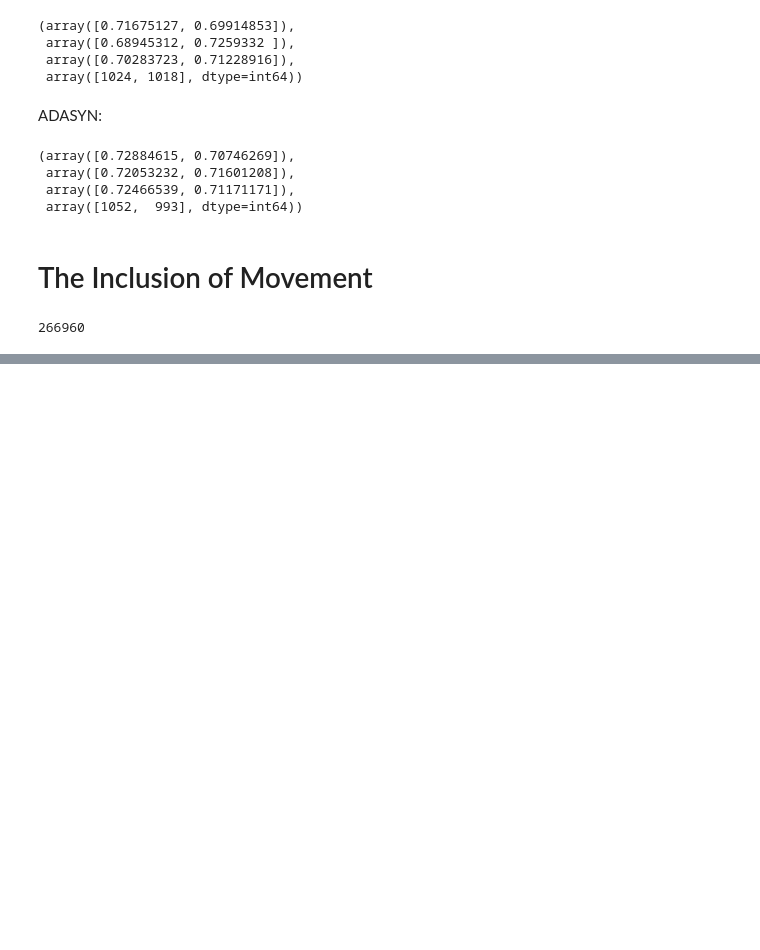
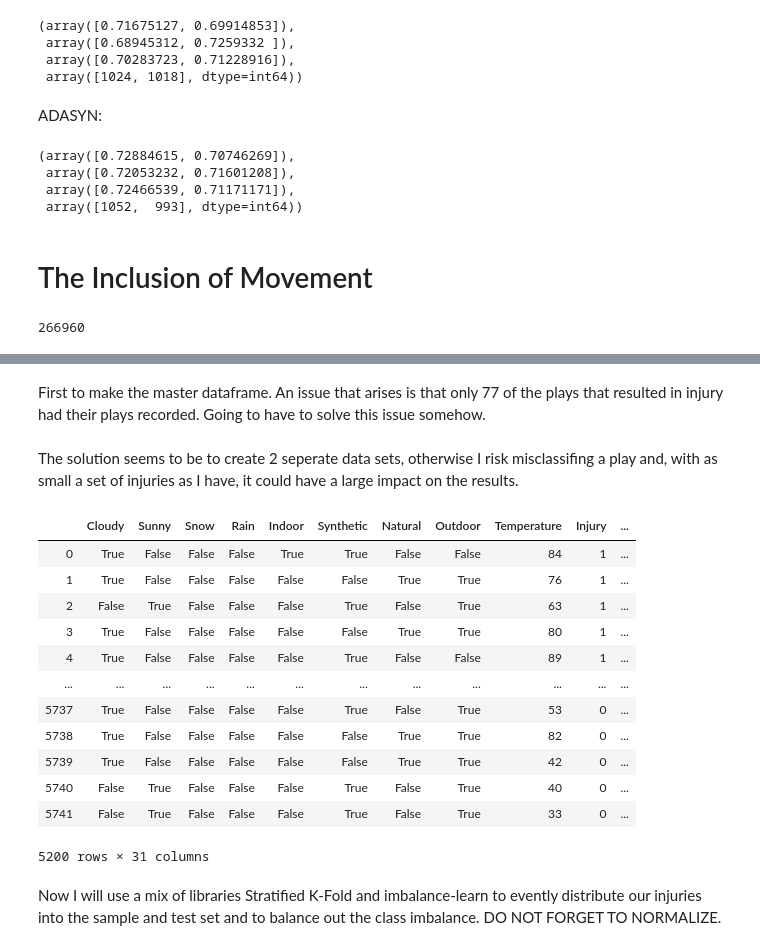
Before and after one commit to jurqui1/Kaggle, a Jupyter notebook: NFL_Analysis.ipynb, the cells around one changed output, grey strips where cells are left out. Drawn from its saved outputs; the diff is of its cells as text; code cells hidden in the pictures; blank space fills up the shorter version.

```diff
--- a/NFL_Analysis.ipynb
+++ b/NFL_Analysis.ipynb
@@ -576,0 +708,26 @@ len(trk.PlayKey.unique())
+# %% [markdown]
+First to make the master dataframe. An issue that arises is that only 77 of the plays that resulted in injury had their plays recorded. Going to have to solve this issue somehow.
+# %% [markdown]
+The solution seems to be to create 2 seperate data sets, otherwise I risk misclassifing a play and, with as small a set of injuries as I have, it could have a large impact on the results.
+# %%
+# Combination of playlist and inj data sets
+master_df_1 = corr_df.copy()
+master_df_1 = pd.get_dummies(corr_df, columns = ['Position'], dummy_na = True, drop_first = True)
+master_df_1 = master_df_1.drop(columns = ['Position_nan','Position_Missing Data'])
+master_df_1
+# %% [output]
+|  | Cloudy | Sunny | Snow | Rain | Indoor | Synthetic | Natural | Outdoor | Temperature | Injury | ... |
+| 0 | True | False | False | False | True | True | False | False | 84 | 1 | ... |
+| 1 | True | False | False | False | False | False | True | True | 76 | 1 | ... |
+| 2 | False | True | False | False | False | True | False | True | 63 | 1 | ... |
+| 3 | True | False | False | False | False | False | True | True | 80 | 1 | ... |
+| 4 | True | False | False | False | False | True | False | False | 89 | 1 | ... |
+| ... | ... | ... | ... | ... | ... | ... | ... | ... | ... | ... | ... |
+| 5737 | True | False | False | False | False | True | False | True | 53 | 0 | ... |
+| 5738 | True | False | False | False | False | False | True | True | 82 | 0 | ... |
+| 5739 | True | False | False | False | False | False | True | True | 42 | 0 | ... |
+| 5740 | False | True | False | False | False | True | False | True | 40 | 0 | ... |
+| 5741 | False | True | False | False | False | True | False | True | 33 | 0 | ... |
+5200 rows × 31 columns
+# %% [markdown]
+Now I will use a mix of libraries Stratified K-Fold and imbalance-learn to evently distribute our injuries into the sample and test set and to balance out the class imbalance. DO NOT FORGET TO NORMALIZE.
```
Also changed, not shown: parts of 54 cells of this notebook.
